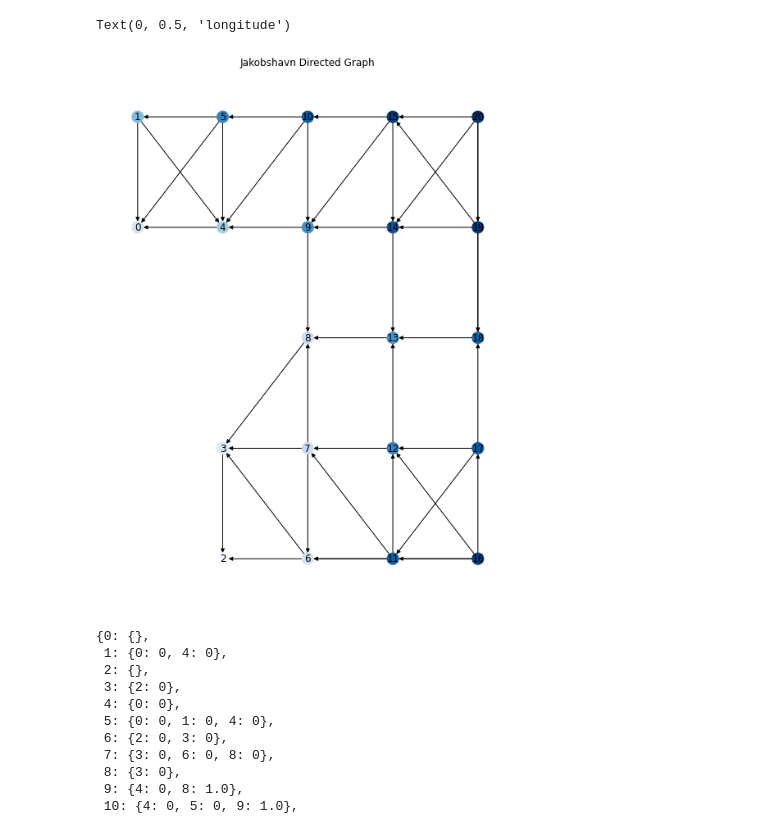
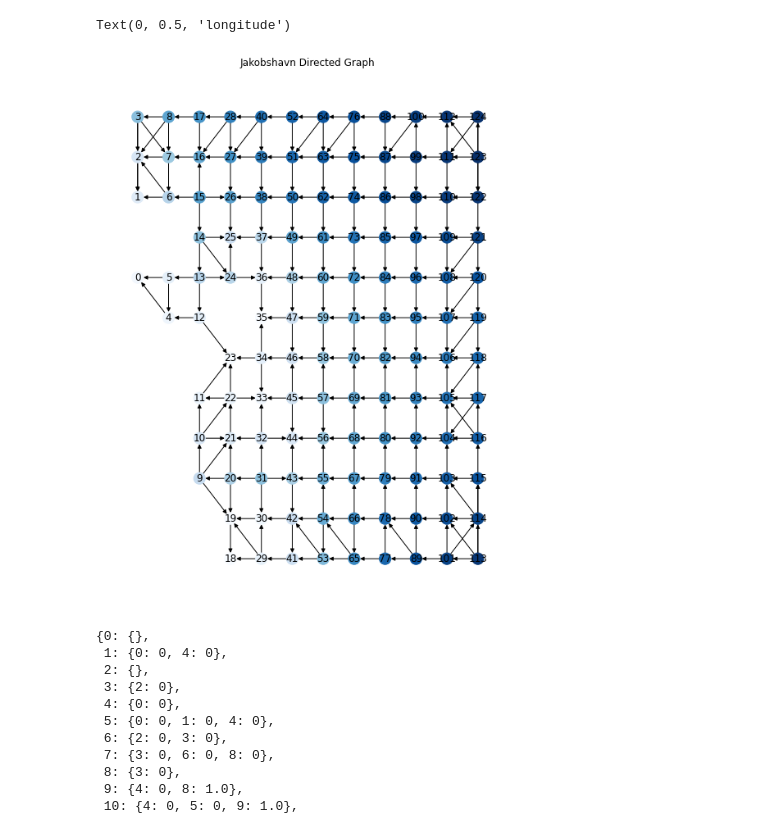
Before and after one commit to njbergam/GAGA, a Jupyter notebook: 4_flow.ipynb, the cells around one changed output. Cells and saved outputs as stored; diff of their text form; code cells hidden in the pictures.

```diff
--- a/4_flow.ipynb
+++ b/4_flow.ipynb
@@ -8,25 +8,25 @@ gr = Graph(gr, period)
 # %%
 fig, ax = plt.subplots(figsize=(9,12))
 #fig.set_figheight(5)
 #fig.set_figwidth(10)
 
 r = 5
 jakobs = [69.10-r, 69.10+r, -49.5-r, -49.5+r]
 gr.bbox_specialize(jakobs)
-G, z, pos = gr.digraph(tamed=True,gran=5)
+G, z, pos = gr.digraph(tamed=True,gran=12)
 
 cmap=plt.cm.Blues
 nx.draw(G, pos=pos, node_color=z, node_size=200,cmap=cmap,ax=ax,with_labels=True)
 sm = plt.cm.ScalarMappable(cmap=cmap, norm=plt.Normalize(vmin = max(z), vmax=min(z)))
 ax.set_title('Jakobshavn Directed Graph')
 ax.set_xlabel('latitude')
 ax.set_ylabel('longitude')
 #plt.colorbar(sm)
 
 #print(nx.to_numpy_array(G).astype(int))
 # %% [output]
 Text(0, 0.5, 'longitude')
-[figure, old version]
+[figure, new version]
 # %%
 def contract():
 # %%
```
Also changed, not shown: 13 other files.
